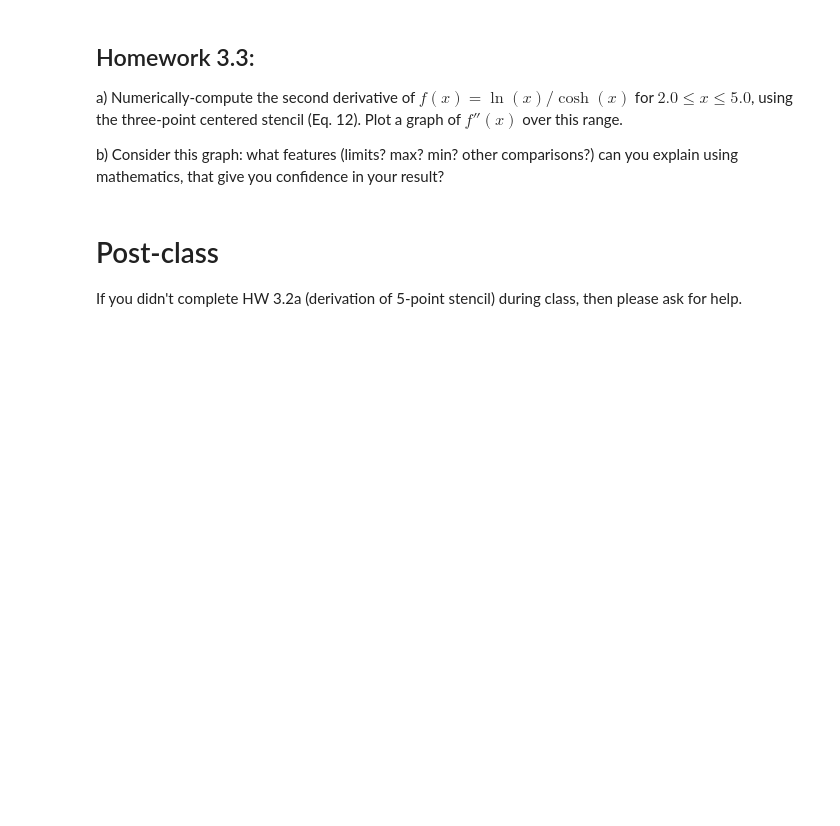
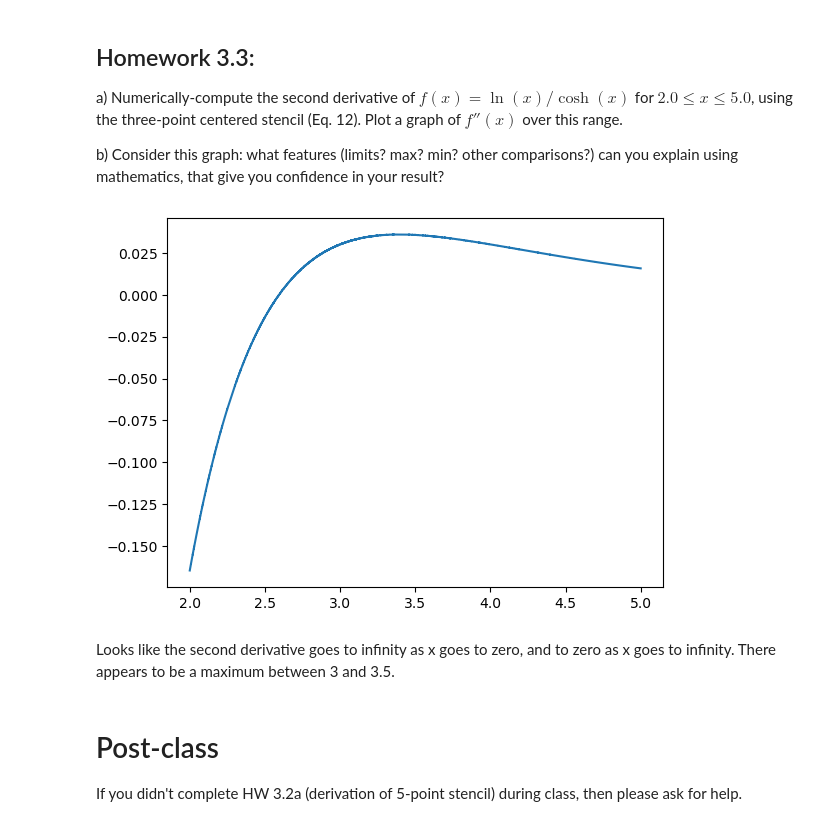
Before and after one commit to Mateo4cacheiro/PHYS4130-S25, a Jupyter notebook: p3-NDiff/asgrice/code.ipynb, the cells around one changed output. Cells and saved outputs as stored; diff of their text form; code cells hidden in the pictures; blank space fills up the shorter version.

```diff
--- a/p3-NDiff/asgrice/code.ipynb
+++ b/p3-NDiff/asgrice/code.ipynb
@@ -413,0 +455,9 @@ You can write equations as if they were $\LaTeX$, such as $f(x) = x^2$
+# %%
+### your code here
+
+def five_pt_stencil(x, h):
+    return (f(x-2*h) - 8*f(x-h) + 8*f(x+h) - f(x+2*h))/(12*h)
+
+for i in range(20):
+    h = 10**(-(i+1))
+    print('Five point stencil =', five_pt_stencil(2, h))
@@ -449,6 +520,29 @@ $a$, $b$ and $c$. The next order term in Eq.(11) is proportional to $(c+a) f''''
 a) Numerically-compute the second derivative of $f(x) = \ln(x)/\cosh(x)$ for $2.0 \le x \le 5.0$, using the three-point centered stencil (Eq. 12). Plot a graph of $f''(x)$ over this range.
 
 b) Consider this graph: what features (limits? max? min? other comparisons?) can you explain using mathematics, that give you confidence in your result?
+# %%
+def g(x):
+    return (np.log(x))/(np.cosh(x))
+def three_pt_diff_2(x, h):
+    return (g(x+h) - (2*g(x)) + g(x-h))/(h**2)
+
+def three_pt_diff_2_toy(x, h):
+    return (g(x+h)+g(x-h)-2*g(x),g(x+h)/(h**2) - (2*g(x))/(h**2) + g(x-h)/(h**2))
+
+x = np.arange(2, 5, 0.000001)
+y = three_pt_diff_2(x, 10**(-5))
+fig, ax = plt.subplots()
+ax.plot(x, y)
+plt.show()
+
+
+#for i in range(4):
+#    h = 10**(-(i+1))
+#    print(f"{i}: Initial: {three_pt_diff_2(2, h)}    distributed:{three_pt_diff_2_toy(5, h)}")
+# %% [output]
+[figure, added]
+# %% [markdown]
+Looks like the second derivative goes to infinity as x goes to zero, and to zero as x goes to infinity. There appears to be a maximum between 3 and 3.5.
 # %% [markdown]
 # Post-class
 
```
Also changed, not shown: parts of 4 cells of this notebook.
